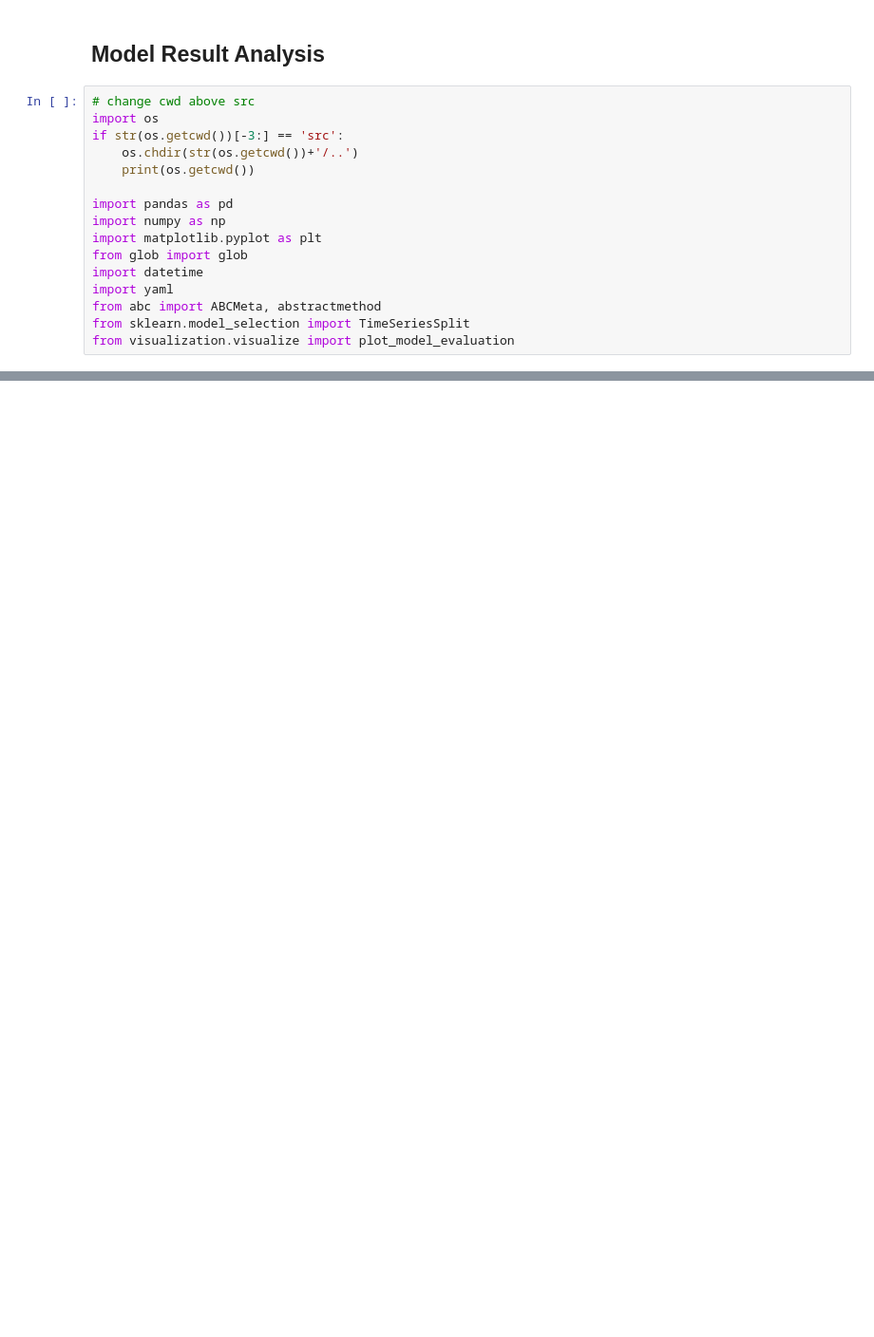
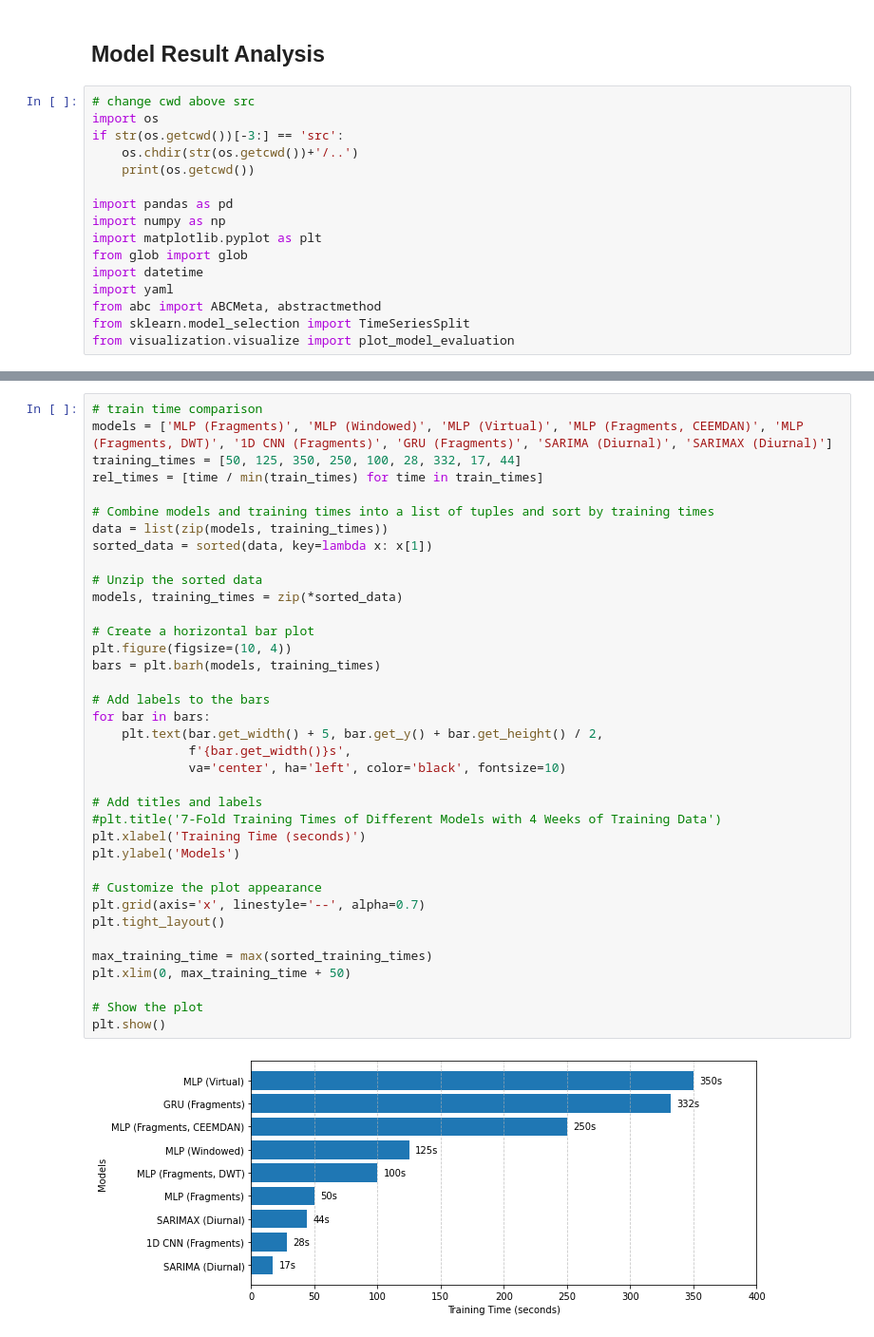
Before and after one commit to oscarwoodi/water-demand-forecasting-neural-networks, a Jupyter notebook: src/results.ipynb, the cells around one changed output, grey strips where cells are left out. Shown at 95% size. Cells and saved outputs as stored; diff of their text form; blank space fills up the shorter version.

```diff
--- a/src/results.ipynb
+++ b/src/results.ipynb
@@ -334,0 +539,39 @@ a['model'].iloc[:, :1]
+# %%
+# train time comparison
+models = ['MLP (Fragments)', 'MLP (Windowed)', 'MLP (Virtual)', 'MLP (Fragments, CEEMDAN)', 'MLP (Fragments, DWT)', '1D CNN (Fragments)', 'GRU (Fragments)', 'SARIMA (Diurnal)', 'SARIMAX (Diurnal)']
+training_times = [50, 125, 350, 250, 100, 28, 332, 17, 44]
+rel_times = [time / min(train_times) for time in train_times]
+
+# Combine models and training times into a list of tuples and sort by training times
+data = list(zip(models, training_times))
+sorted_data = sorted(data, key=lambda x: x[1])
+
+# Unzip the sorted data
+models, training_times = zip(*sorted_data)
+
+# Create a horizontal bar plot
+plt.figure(figsize=(10, 4))
+bars = plt.barh(models, training_times)
+
+# Add labels to the bars
+for bar in bars:
+    plt.text(bar.get_width() + 5, bar.get_y() + bar.get_height() / 2,
+             f'{bar.get_width()}s',
+             va='center', ha='left', color='black', fontsize=10)
+
+# Add titles and labels
+#plt.title('7-Fold Training Times of Different Models with 4 Weeks of Training Data')
+plt.xlabel('Training Time (seconds)')
+plt.ylabel('Models')
+
+# Customize the plot appearance
+plt.grid(axis='x', linestyle='--', alpha=0.7)
+plt.tight_layout()
+
+max_training_time = max(sorted_training_times)
+plt.xlim(0, max_training_time + 50)
+
+# Show the plot
+plt.show()
+# %% [output]
+[figure, added]
```
Also changed, not shown: parts of 11 cells of this notebook, 12 other files.
